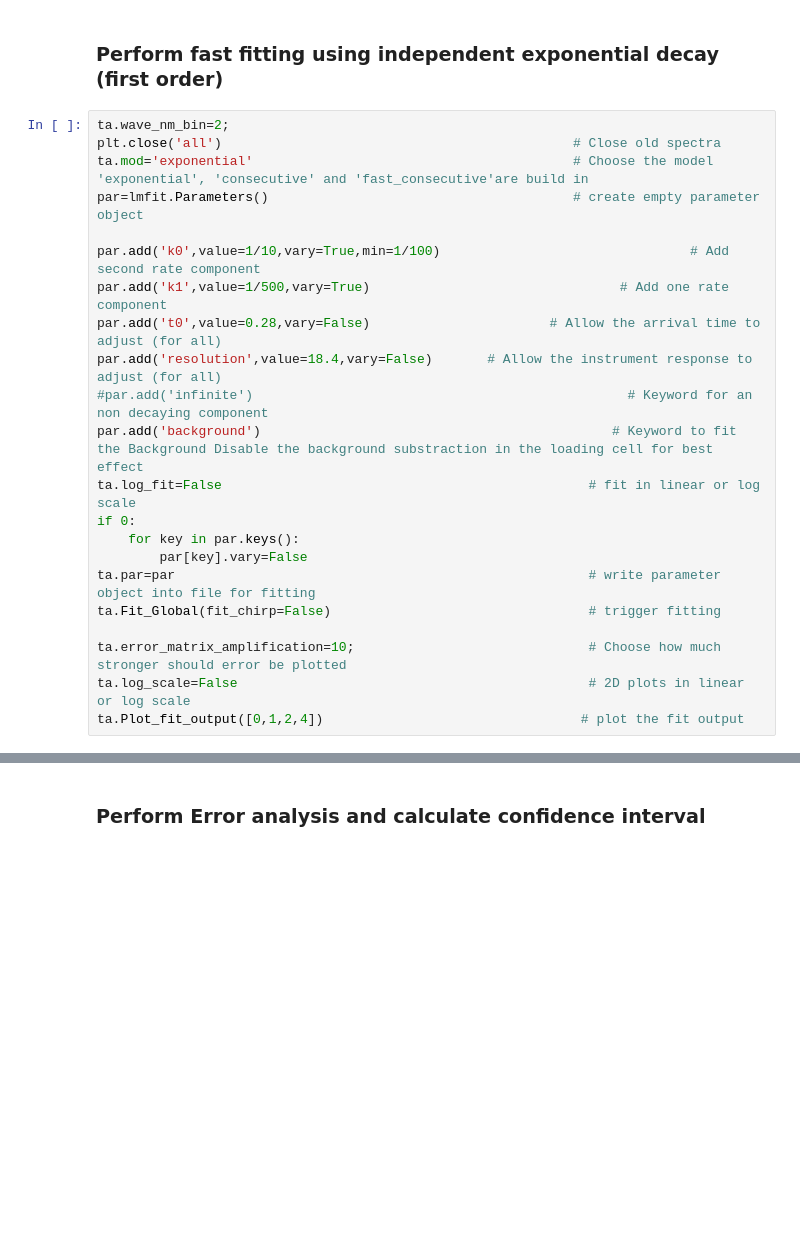
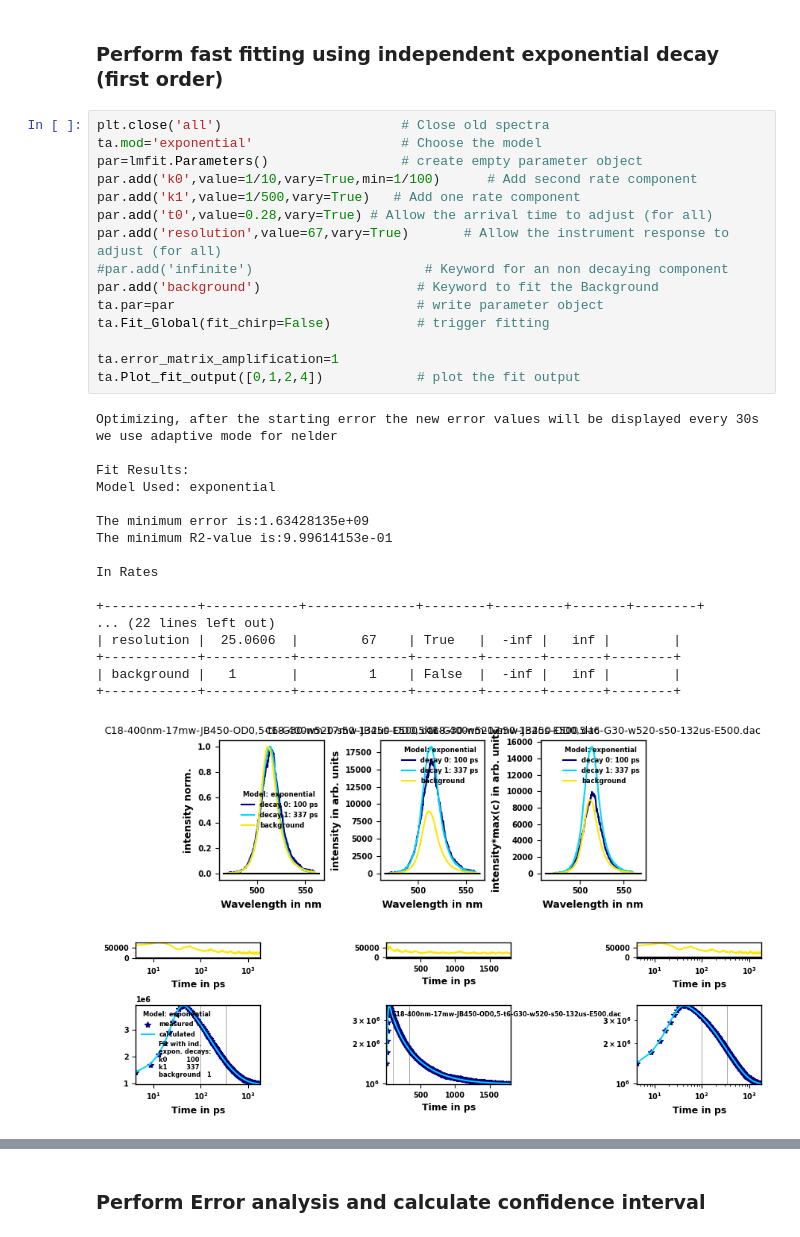
Before and after one commit to erdzeichen/KiMoPack, a Jupyter notebook: Workflow_tools/Streak_camera_analysis.ipynb, the cells around one changed output, grey strips where cells are left out. Cells and saved outputs as stored; diff of their text form; blank space fills up the shorter version.

```diff
--- a/Workflow_tools/Streak_camera_analysis.ipynb
+++ b/Workflow_tools/Streak_camera_analysis.ipynb
@@ -36,24 +81,37 @@ ta.Plot_RAW(range(3),scale_type='linear')
 # %% [markdown]
 ### Perform fast fitting using independent exponential decay (first order)
 # %%
-ta.wave_nm_bin=2;
-plt.close('all')                                             # Close old spectra
-ta.mod='exponential'                                         # Choose the model 'exponential', 'consecutive' and 'fast_consecutive'are build in
-par=lmfit.Parameters()                                       # create empty parameter object
+plt.close('all')                       # Close old spectra
+ta.mod='exponential'                   # Choose the model
+par=lmfit.Parameters()                 # create empty parameter object
+par.add('k0',value=1/10,vary=True,min=1/100)      # Add second rate component
+par.add('k1',value=1/500,vary=True)   # Add one rate component
+par.add('t0',value=0.28,vary=True) # Allow the arrival time to adjust (for all)
+par.add('resolution',value=67,vary=True)       # Allow the instrument response to adjust (for all)
+#par.add('infinite')                      # Keyword for an non decaying component
+par.add('background')                    # Keyword to fit the Background
+ta.par=par                               # write parameter object
+ta.Fit_Global(fit_chirp=False)           # trigger fitting
 
-par.add('k0',value=1/10,vary=True,min=1/100)                                # Add second rate component
-par.add('k1',value=1/500,vary=True)                                # Add one rate component
-par.add('t0',value=0.28,vary=False)                       # Allow the arrival time to adjust (for all)
-par.add('resolution',value=18.4,vary=False)       # Allow the instrument response to adjust (for all)
-#par.add('infinite')                                                # Keyword for an non decaying component
-par.add('background')                                             # Keyword to fit the Background Disable the background substraction in the loading cell for best effect
-ta.log_fit=False                                               # fit in linear or log scale
-if 0:
-    for key in par.keys():
-        par[key].vary=False
-ta.par=par                                                     # write parameter object into file for fitting
-ta.Fit_Global(fit_chirp=False)                                 # trigger fitting
-
-ta.error_matrix_amplification=10;                              # Choose how much stronger should error be plotted
-ta.log_scale=False                                             # 2D plots in linear or log scale
-ta.Plot_fit_output([0,1,2,4])                                 # plot the fit output
+ta.error_matrix_amplification=1
+ta.Plot_fit_output([0,1,2,4])            # plot the fit output
+# %% [output]
+Optimizing, after the starting error the new error values will be displayed every 30s
+we use adaptive mode for nelder
+
+Fit Results:
+Model Used: exponential
+
+The minimum error is:1.63428135e+09
+The minimum R2-value is:9.99614153e-01
+
+In Rates
+
++------------+------------+--------------+--------+---------+-------+--------+
+... (22 lines left out)
+| resolution |  25.0606  |        67    | True   |  -inf |   inf |        |
++------------+-----------+--------------+--------+-------+-------+--------+
+| background |   1       |         1    | False  |  -inf |   inf |        |
++------------+-----------+--------------+--------+-------+-------+--------+
+[figure, added]
+[figure, added]
```
Also changed, not shown: parts of 8 cells of this notebook, 2 other files.
